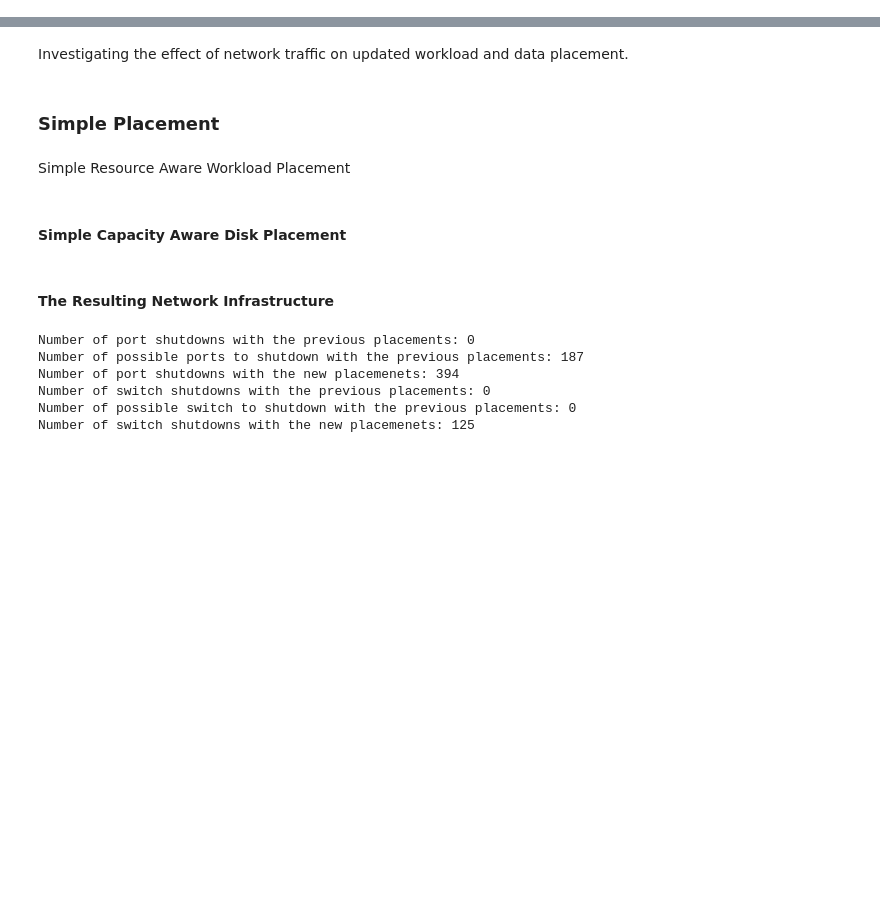
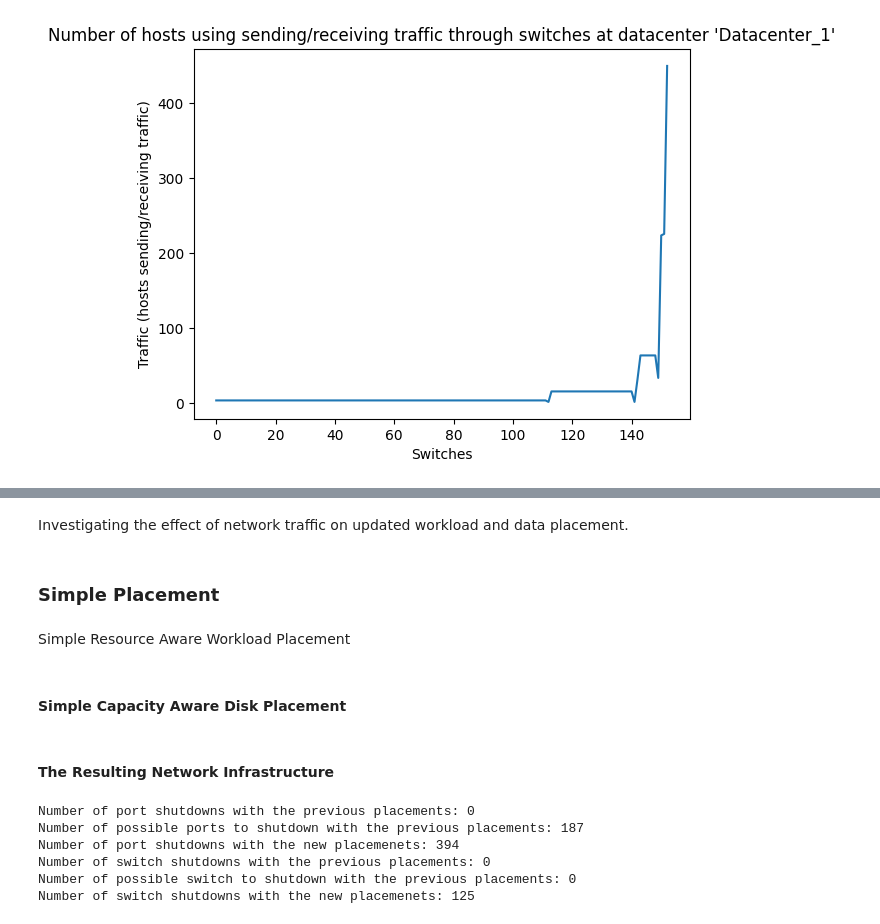
Before and after one commit to KhalidAFarah/cloud-energy-efficiency, a Jupyter notebook: evaluation/network_traffic.ipynb, the cells around one changed output, grey strips where cells are left out. Drawn from its saved outputs; the diff is of its cells as text; code cells hidden in the pictures; blank space fills up the shorter version.

Commit message:
Analysis of network source traffic, also more graphs and prints for storage and workload placement.

```diff
--- a/evaluation/network_traffic.ipynb
+++ b/evaluation/network_traffic.ipynb
@@ -18,0 +21,84 @@ labels = np.unique(compute_dataset['datacenter_name'])
+# %%
+used_bandwidth_per_datacenter = np.array([])
+used_bandwidth_per_switch = np.array([])
+used_bandwidth_per_port = np.array([])
+
+traffic_per_datacenter = np.array([])
+traffic_per_switch = np.array([])
+traffic_per_port = np.array([])
+
+num_powered_down_switches = 0
+num_powered_down_ports = 0
+for datacenter_name in labels:
+    used_bandwidth_per_datacenter_per_switch = np.array([])
+    traffic_per_datacenter_per_switch = np.array([])
+
+    used_bandwidth_per_datacenter_per_port = np.array([])
+    traffic_per_datacenter_per_port = np.array([])
+
+    for index, sample in network_dataset[network_dataset['datacenter_name'] == datacenter_name].iterrows():
+        if sample['is_active'] == False:
+            num_powered_down_switches += 1
+
+        if pd.notna(sample['traffic_history']):
+            switch_traffic = len(sample['traffic_history'].split(":")) - 1
+            print(f"Switch ID'{sample['id']}' at datacenter '{sample['datacenter_name']}' has used {sample['total_used_bandwidth']} due to {switch_traffic} sources of traffic.")
+            used_bandwidth_per_datacenter_per_switch = np.append(used_bandwidth_per_datacenter_per_switch, float(sample['total_used_bandwidth']))
+            used_bandwidth_per_switch = np.append(used_bandwidth_per_switch, float(sample['total_used_bandwidth']))
+
+            traffic_per_datacenter_per_switch = np.append(traffic_per_datacenter_per_switch, switch_traffic)
+            traffic_per_switch = np.append(traffic_per_switch, switch_traffic)
+
+        if pd.notna(sample['ports']):
+            for port in sample['ports'].split(":"): # ports: id, is_active, active_duration, switch_id (tx), host_id (rx), bandwidth, total_used_bandwidth, traffic_history_port
+                if port != "":
+                    port_info = port.split(",")
+
+                    if port_info[1] == False:
+                        num_powered_down_ports += 1
+
+                    port_traffic = len(port_info[7].split("-")) - 1
+                    used_bandwidth_per_datacenter_per_port = np.append(used_bandwidth_per_datacenter_per_port, float(port_info[6]))
+                    used_bandwidth_per_port = np.append(used_bandwidth_per_port, float(port_info[6]))
+
+                    traffic_per_datacenter_per_port = np.append(traffic_per_datacenter_per_port, port_traffic)
+                    traffic_per_port = np.append(traffic_per_port, port_traffic)
+    traffic_per_datacenter = np.append(traffic_per_datacenter, np.sum(traffic_per_datacenter_per_switch))
+    used_bandwidth_per_datacenter = np.append(used_bandwidth_per_datacenter, np.sum(used_bandwidth_per_datacenter_per_switch))
+
+    plt.plot(np.arange(len(traffic_per_datacenter_per_switch)), traffic_per_datacenter_per_switch, label="Traffic per switch")
+    plt.xlabel("Switches")
+    plt.ylabel("Traffic (hosts sending/receiving traffic)")
+    plt.title(f"Number of hosts using sending/receiving traffic through switches at datacenter '{datacenter_name}'")
+    #plt.legend()
+    plt.show()
+
+
+    plt.plot(np.arange(len(traffic_per_datacenter_per_port)), traffic_per_datacenter_per_port, label="Traffic per port")
+    plt.xlabel("Ports")
+    plt.ylabel("Traffic (hosts sending/receiving traffic)")
+    plt.title(f"Number of hosts using sending/receiving traffic through ports at datacenter '{datacenter_name}'")
+    #plt.legend()
+    plt.show()
+
+for i in range(len(labels)):
+    print(f"{traffic_per_datacenter[i]} network traffic sources at datacenter '{labels[i]}'.")
+print(f"The cloud provider has {sum(traffic_per_datacenter)} sources of network traffic.")
+
+print(f"Cloud provider has {num_powered_down_switches} powered down switches, and {num_powered_down_ports} powered down ports.")
+
+plt.plot(np.arange(len(traffic_per_switch)), traffic_per_switch, label="Traffic per switch")
+plt.xlabel("Switches")
+plt.ylabel("Traffic (hosts sending/receiving traffic)")
+plt.title("Number of hosts using sending/receiving traffic through switches")
+#plt.legend()
+plt.show()
+
+
+plt.plot(np.arange(len(traffic_per_port)), traffic_per_port, label="Traffic per port")
+plt.xlabel("Ports")
+plt.ylabel("Traffic (hosts sending/receiving traffic)")
+plt.title("Number of hosts using sending/receiving traffic through ports")
+#plt.legend()
+plt.show()
+# %% [output]
@@ -18,0 +122 @@ labels = np.unique(compute_dataset['datacenter_name'])
+[figure, added]
```
Also changed, not shown: parts of 2 cells of this notebook, 2 other files.
